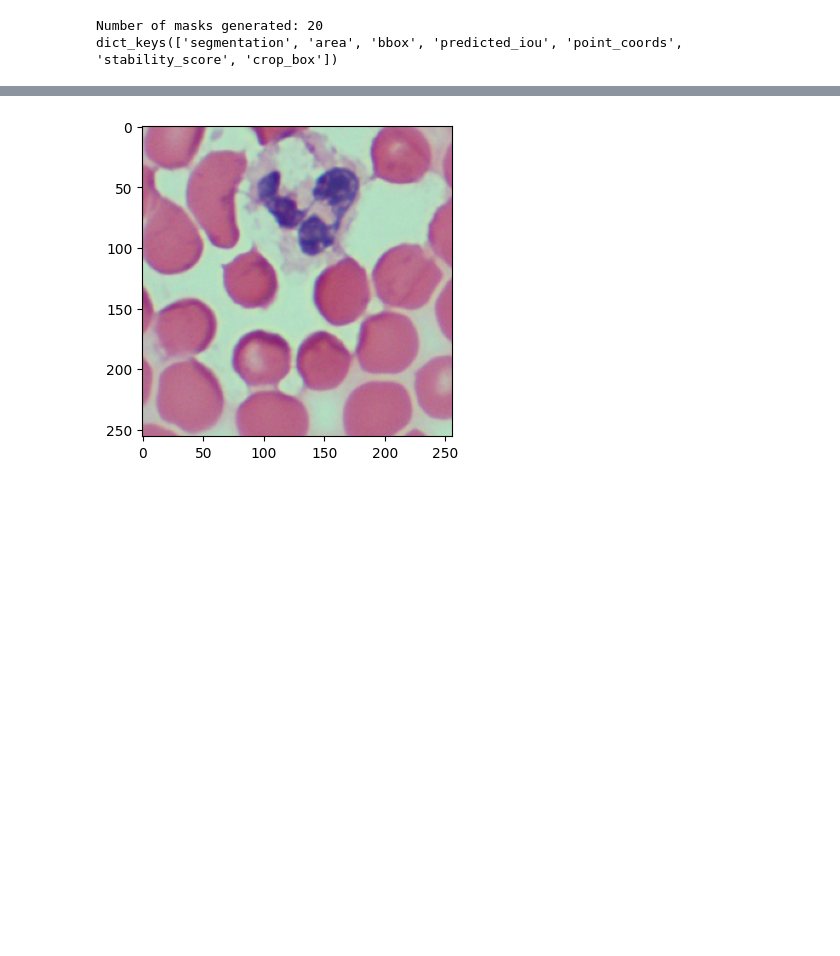
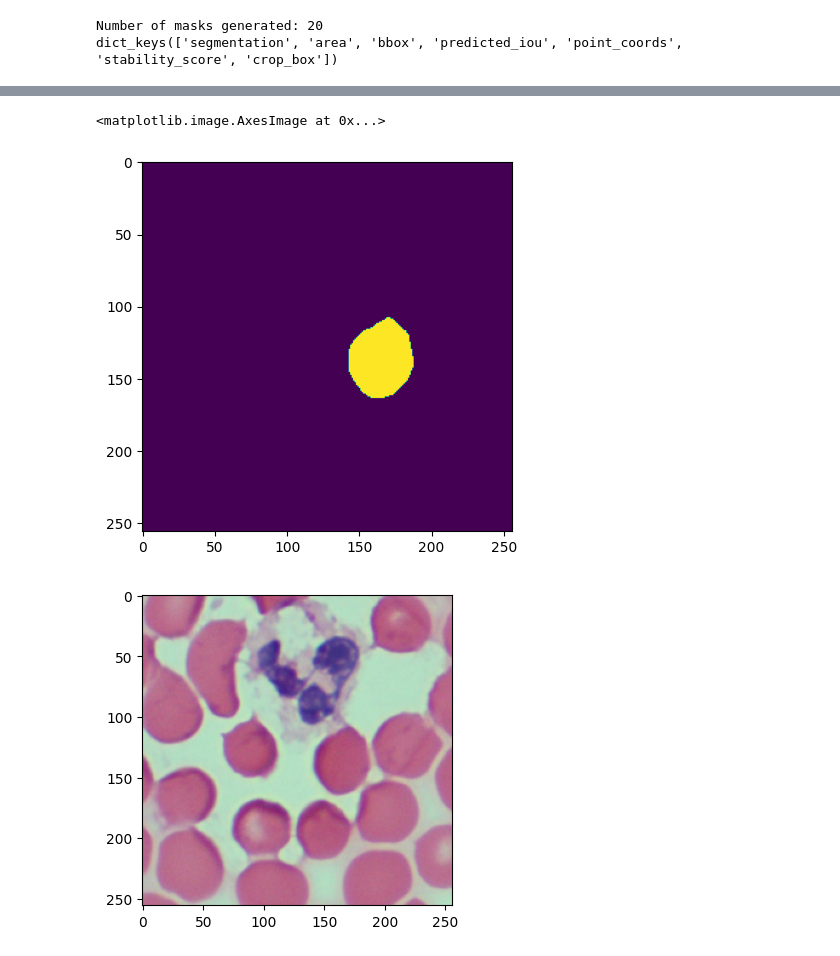
Before and after one commit to Rajaguhan437/Cell_Detect-Quantitative-Representation, a Jupyter notebook: Cell_Image_Quantitative_Analysis/Segmentation/SAM-seg/SAM_seg.ipynb, the cells around one changed output, grey strips where cells are left out. Cells and saved outputs as stored; diff of their text form; code cells hidden in the pictures; blank space fills up the shorter version.

```diff
--- a/Cell_Image_Quantitative_Analysis/Segmentation/SAM-seg/SAM_seg.ipynb
+++ b/Cell_Image_Quantitative_Analysis/Segmentation/SAM-seg/SAM_seg.ipynb
@@ -117,3 +129,8 @@ dict_keys(['segmentation', 'area', 'bbox', 'predicted_iou', 'point_coords', 'sta
+# %%
+plt.imshow(masks[0]['segmentation'])
+# %% [output]
+<matplotlib.image.AxesImage at 0x...>
+[figure, added]
 # %%
 inp_img = "/content/drive/MyDrive/Ninti/unzipped_dataset/images/image-1.png"
 fig=plt.figure(figsize=(4, 5))
```
Also changed, not shown: parts of 4 cells of this notebook.
